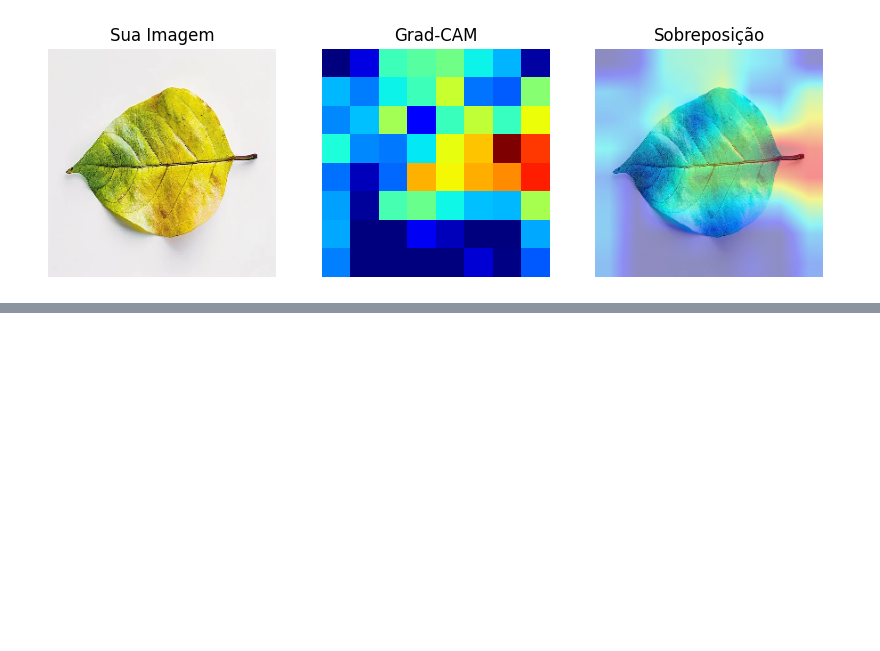
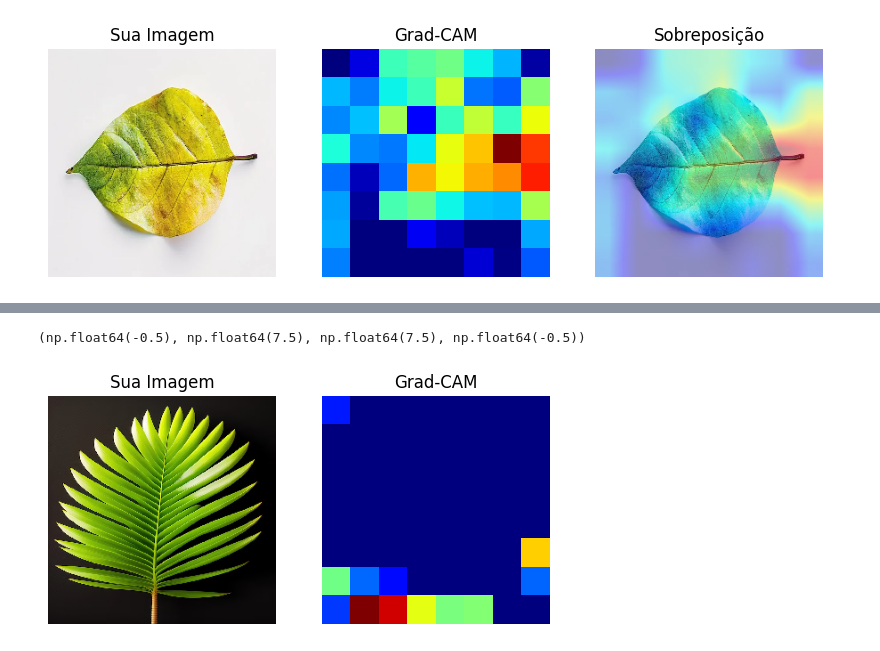
Before and after one commit to Otavio071/tomate, a Jupyter notebook: tomato_leaf_disease_94_accuracy.ipynb, the cells around one changed output, grey strips where cells are left out. Cells and saved outputs as stored; diff of their text form; code cells hidden in the pictures; blank space fills up the shorter version.

```diff
--- a/tomato_leaf_disease_94_accuracy.ipynb
+++ b/tomato_leaf_disease_94_accuracy.ipynb
@@ -783,3 +712,39 @@ plt.show()
 1/1 ━━━━━━━━━━━━━━━━━━━━ 18s 18s/step
 Classe prevista pelo modelo (índice): 2
 [figure]
+# %%
+from tensorflow.keras.utils import load_img, img_to_array
+
+# 1. Carrega a sua imagem redimensionando para o tamanho que o modelo espera (256x256)
+img_path = '/content/folhas-verdes-da-palmeira-sagu-japonesa-a-planta-de-palmeira-cicadacea-folhagem-em-fundo-preto-vista-superior_926199-282278.avif' # Coloque o caminho exato da imagem enviada
+img_loaded = load_img(img_path, target_size=(256, 256))
+
+# 2. Converte para array e normaliza
+img_array = img_to_array(img_loaded) / 255.0
+img_array_expanded = np.expand_dims(img_array, axis=0)
+
+# 3. Faz a previsão da classe e gera o Grad-CAM
+preds = model.predict(img_array_expanded)
+pred_class = np.argmax(preds[0])
+print(f"Classe prevista pelo modelo (índice): {pred_class}")
+
+heatmap = make_gradcam_heatmap_fixed(img_array_expanded, model, conv_base, "conv5_block16_concat")
+
+# 4. Plota o resultado
+img_uint8 = np.uint8(255 * img_array)
+heatmap_resized = cv2.resize(heatmap, (img_uint8.shape[1], img_uint8.shape[0]))
+heatmap_colored = np.uint8(255 * heatmap_resized)
+heatmap_colored = cv2.applyColorMap(heatmap_colored, cv2.COLORMAP_JET)
+superimposed_img = cv2.addWeighted(img_uint8, 0.6, heatmap_colored, 0.4, 0)
+
+plt.figure(figsize=(10, 4))
+plt.subplot(1, 3, 1)
+plt.imshow(img_array)
+plt.title("Sua Imagem")
+plt.axis('off')
+
+plt.subplot(1, 3, 2)
+plt.imshow(heatmap, cmap='jet')
+plt.title("Grad-CAM")
+plt.axis('off')
+# %% [output]
@@ -785,0 +753,2 @@ Classe prevista pelo modelo (índice): 2
+(np.float64(-0.5), np.float64(7.5), np.float64(7.5), np.float64(-0.5))
+[figure, added]
```
Also changed, not shown: parts of 7 cells of this notebook.
